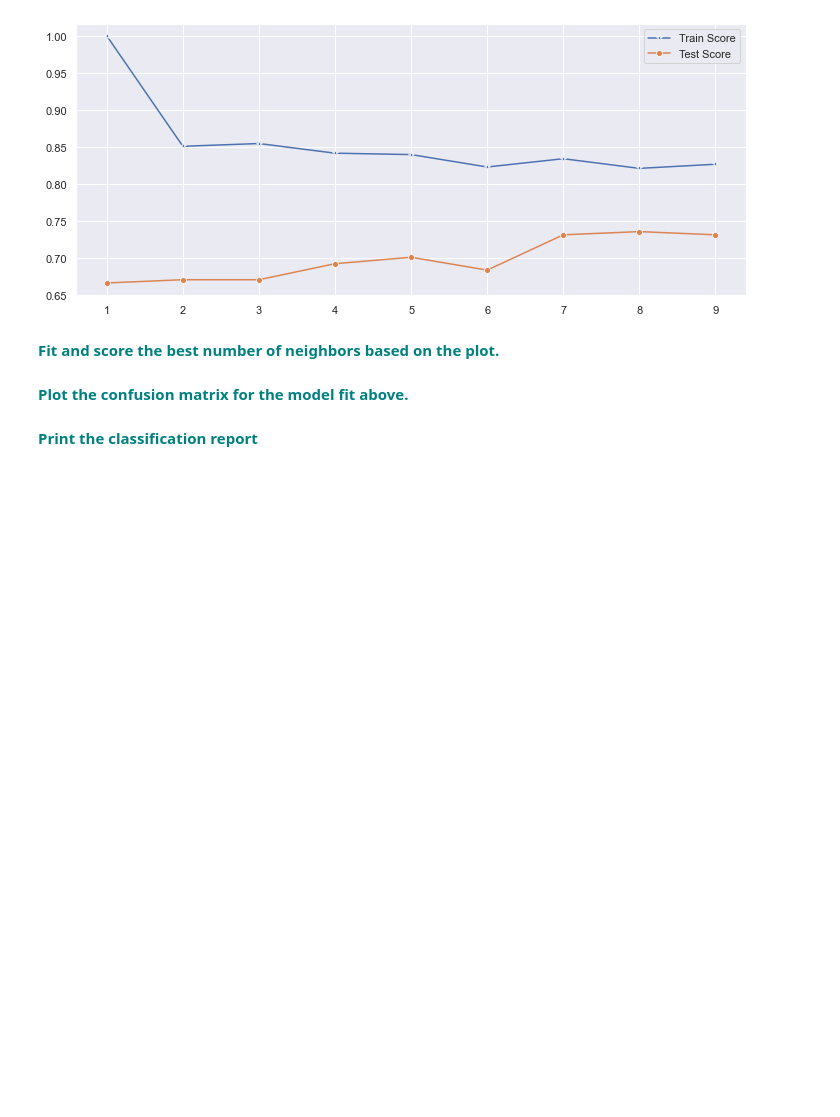
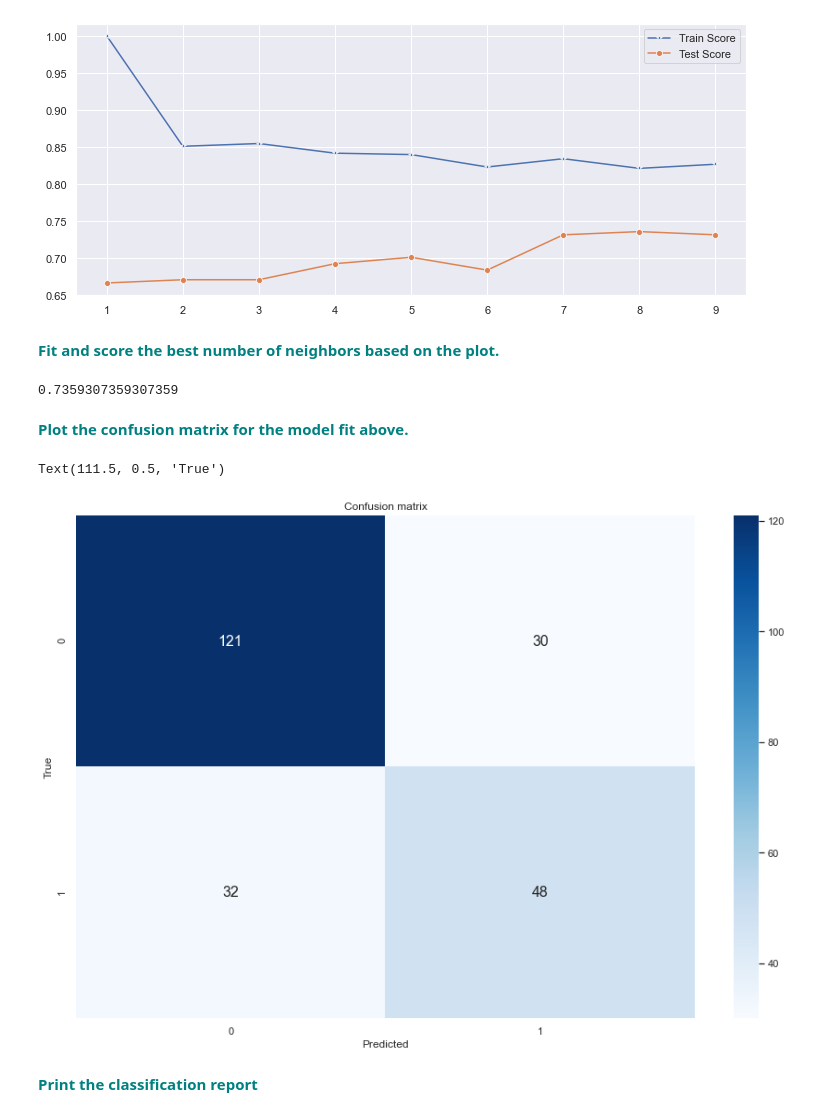
Before and after one commit to dj-m/GridSearchKNN, a Jupyter notebook: notebooks/GridSearchKNN_Case_Study.ipynb, the cells around one changed output. Saved outputs shown, nothing was run; the diff lists cells and outputs as text; code cells hidden in the pictures; blank space fills up the shorter version.

```diff
--- a/notebooks/GridSearchKNN_Case_Study.ipynb
+++ b/notebooks/GridSearchKNN_Case_Study.ipynb
@@ -233,11 +218,26 @@ p = sns.lineplot(range(1,10),test_scores,marker='o',label='Test Score')
 [figure]
 # %% [markdown]
 **<font color='teal'> Fit and score the best number of neighbors based on the plot. </font>**
+# %%
+knn_best_test_score = KNeighborsClassifier(8)
+knn_best_test_score.fit(scaled_X_train, y_train)
+print(knn_best_test_score.score(scaled_X_test, y_test))
+# %% [output]
+0.7359307359307359
 # %%
 from sklearn.metrics import confusion_matrix
-y_pred = knn.predict(X_test)
+y_pred = knn.predict(scaled_X_test)
 pl = confusion_matrix(y_test,y_pred)
 # %% [markdown]
 **<font color='teal'> Plot the confusion matrix for the model fit above. </font>**
+# %%
+plt.figure(figsize = (15,10))
+plt.title('Confusion matrix')
+sns.heatmap(pl, annot = True, annot_kws={"size": 16}, fmt='g', cmap = 'Blues')
+plt.xlabel('Predicted')
+plt.ylabel('True')
+# %% [output]
+Text(111.5, 0.5, 'True')
+[figure, added]
 # %% [markdown]
 **<font color='teal'> Print the classification report </font>**
```
Also changed, not shown: parts of 7 cells of this notebook.
